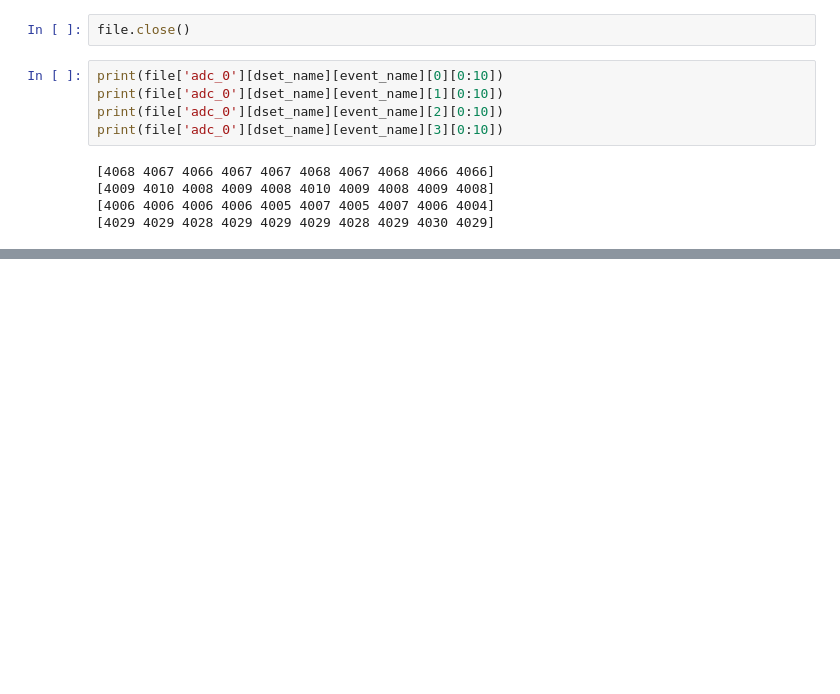
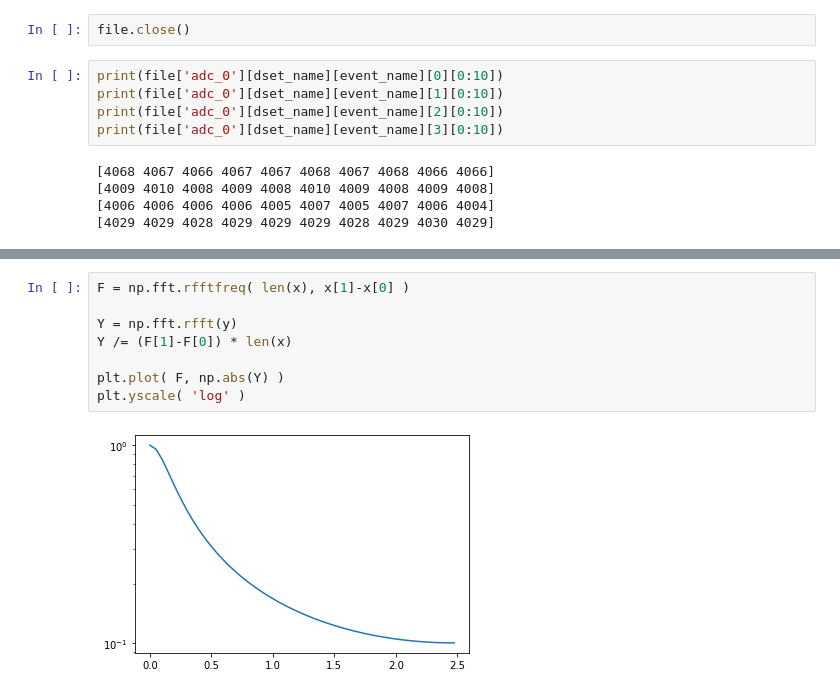
Before and after one commit to suerfu/saberdaq, a Jupyter notebook: analysis/notebook/display_waveform.ipynb, the cells around one changed output, grey strips where cells are left out. Saved outputs shown, nothing was run; the diff lists cells and outputs as text; blank space fills up the shorter version.

```diff
--- a/analysis/notebook/display_waveform.ipynb
+++ b/analysis/notebook/display_waveform.ipynb
@@ -92,0 +107,10 @@ print(file['adc_0'][dset_name][event_name][3][0:10])
+# %%
+F = np.fft.rfftfreq( len(x), x[1]-x[0] )
+
+Y = np.fft.rfft(y)
+Y /= (F[1]-F[0]) * len(x)
+
+plt.plot( F, np.abs(Y) )
+plt.yscale( 'log' )
+# %% [output]
+[figure, added]
```
Also changed, not shown: parts of 2 cells of this notebook, 1 other file.
